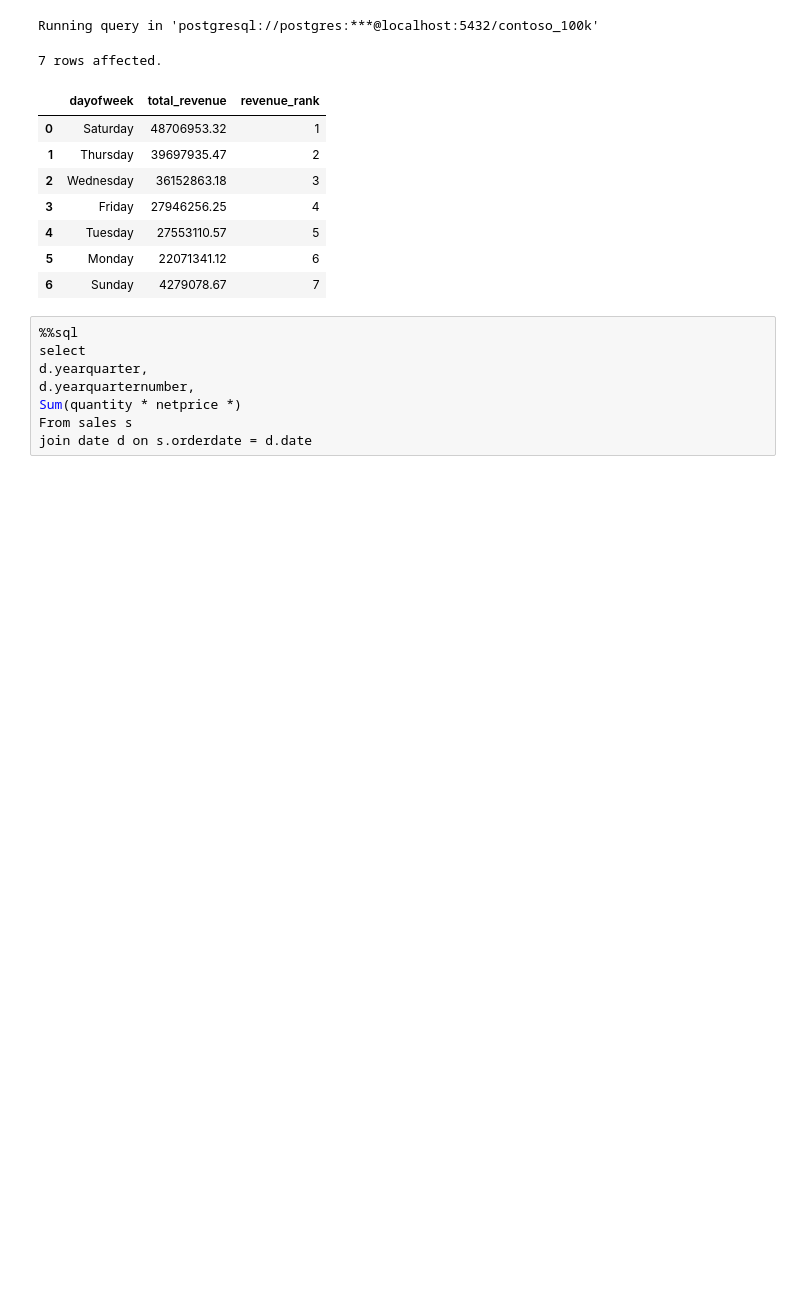
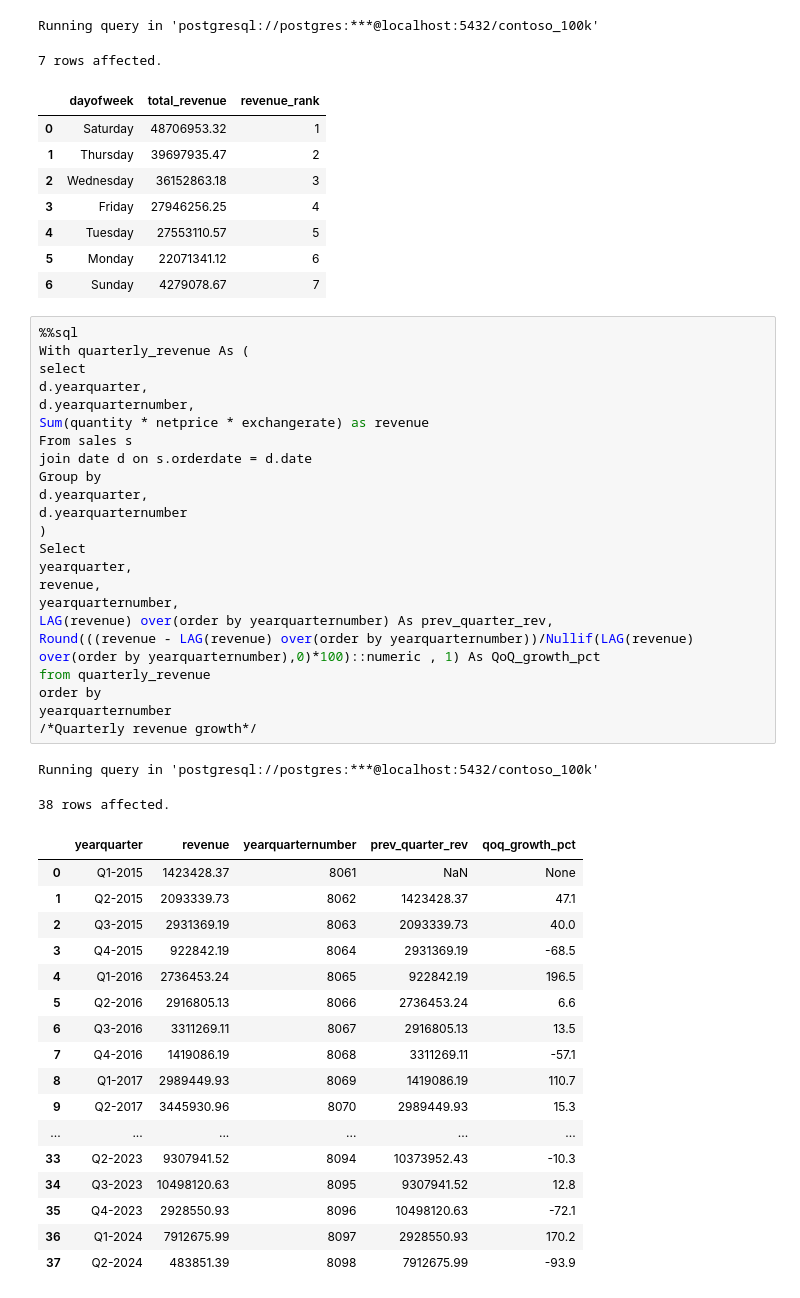
Before and after one commit to C0deB3ast/Data_analysis_work, a Jupyter notebook: Resources/Blank_SQL_Notebook.ipynb, the cells around one changed output. Cells and saved outputs as stored; diff of their text form; blank space fills up the shorter version.

```diff
--- a/Resources/Blank_SQL_Notebook.ipynb
+++ b/Resources/Blank_SQL_Notebook.ipynb
@@ -1611,11 +1611,46 @@ Running query in 'postgresql://postgres:***@localhost:5432/contoso_100k'
 | 4 | Tuesday | 27553110.57 | 5 |
 | 5 | Monday | 22071341.12 | 6 |
 | 6 | Sunday | 4279078.67 | 7 |
-# %%
-%%sql
-select
-d.yearquarter,
-d.yearquarternumber,
-Sum(quantity * netprice *)
-From sales s
-join date d on s.orderdate = d.date
+# %%
+%%sql
+With quarterly_revenue As (
+select
+d.yearquarter,
+d.yearquarternumber,
+Sum(quantity * netprice * exchangerate) as revenue
+From sales s
+join date d on s.orderdate = d.date
+Group by
+d.yearquarter,
+d.yearquarternumber
+)
+Select
+yearquarter,
+revenue,
+yearquarternumber,
+LAG(revenue) over(order by yearquarternumber) As prev_quarter_rev,
+Round(((revenue - LAG(revenue) over(order by yearquarternumber))/Nullif(LAG(revenue) over(order by yearquarternumber),0)*100)::numeric , 1) As QoQ_growth_pct
+from quarterly_revenue
+order by
+yearquarternumber
+/*Quarterly revenue growth*/
+# %% [output]
+Running query in 'postgresql://postgres:***@localhost:5432/contoso_100k'
+38 rows affected.
+|  | yearquarter | revenue | yearquarternumber | prev_quarter_rev | qoq_growth_pct |
+| 0 | Q1-2015 | 1423428.37 | 8061 | NaN | None |
+| 1 | Q2-2015 | 2093339.73 | 8062 | 1423428.37 | 47.1 |
+| 2 | Q3-2015 | 2931369.19 | 8063 | 2093339.73 | 40.0 |
+| 3 | Q4-2015 | 922842.19 | 8064 | 2931369.19 | -68.5 |
+| 4 | Q1-2016 | 2736453.24 | 8065 | 922842.19 | 196.5 |
+| 5 | Q2-2016 | 2916805.13 | 8066 | 2736453.24 | 6.6 |
+| 6 | Q3-2016 | 3311269.11 | 8067 | 2916805.13 | 13.5 |
+| 7 | Q4-2016 | 1419086.19 | 8068 | 3311269.11 | -57.1 |
+| 8 | Q1-2017 | 2989449.93 | 8069 | 1419086.19 | 110.7 |
+| 9 | Q2-2017 | 3445930.96 | 8070 | 2989449.93 | 15.3 |
+| ... | ... | ... | ... | ... | ... |
+| 33 | Q2-2023 | 9307941.52 | 8094 | 10373952.43 | -10.3 |
+| 34 | Q3-2023 | 10498120.63 | 8095 | 9307941.52 | 12.8 |
+| 35 | Q4-2023 | 2928550.93 | 8096 | 10498120.63 | -72.1 |
+| 36 | Q1-2024 | 7912675.99 | 8097 | 2928550.93 | 170.2 |
+| 37 | Q2-2024 | 483851.39 | 8098 | 7912675.99 | -93.9 |
```
